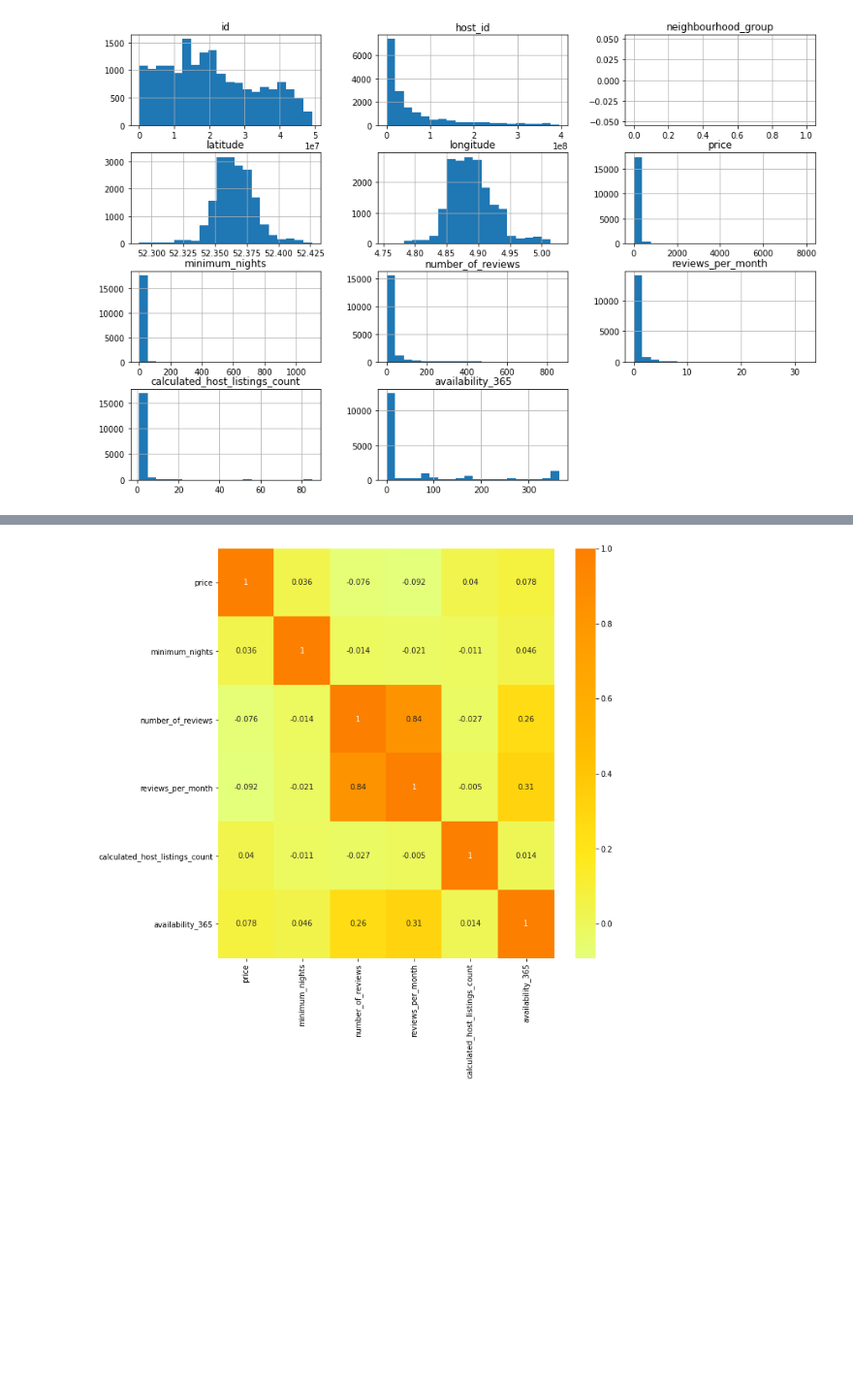
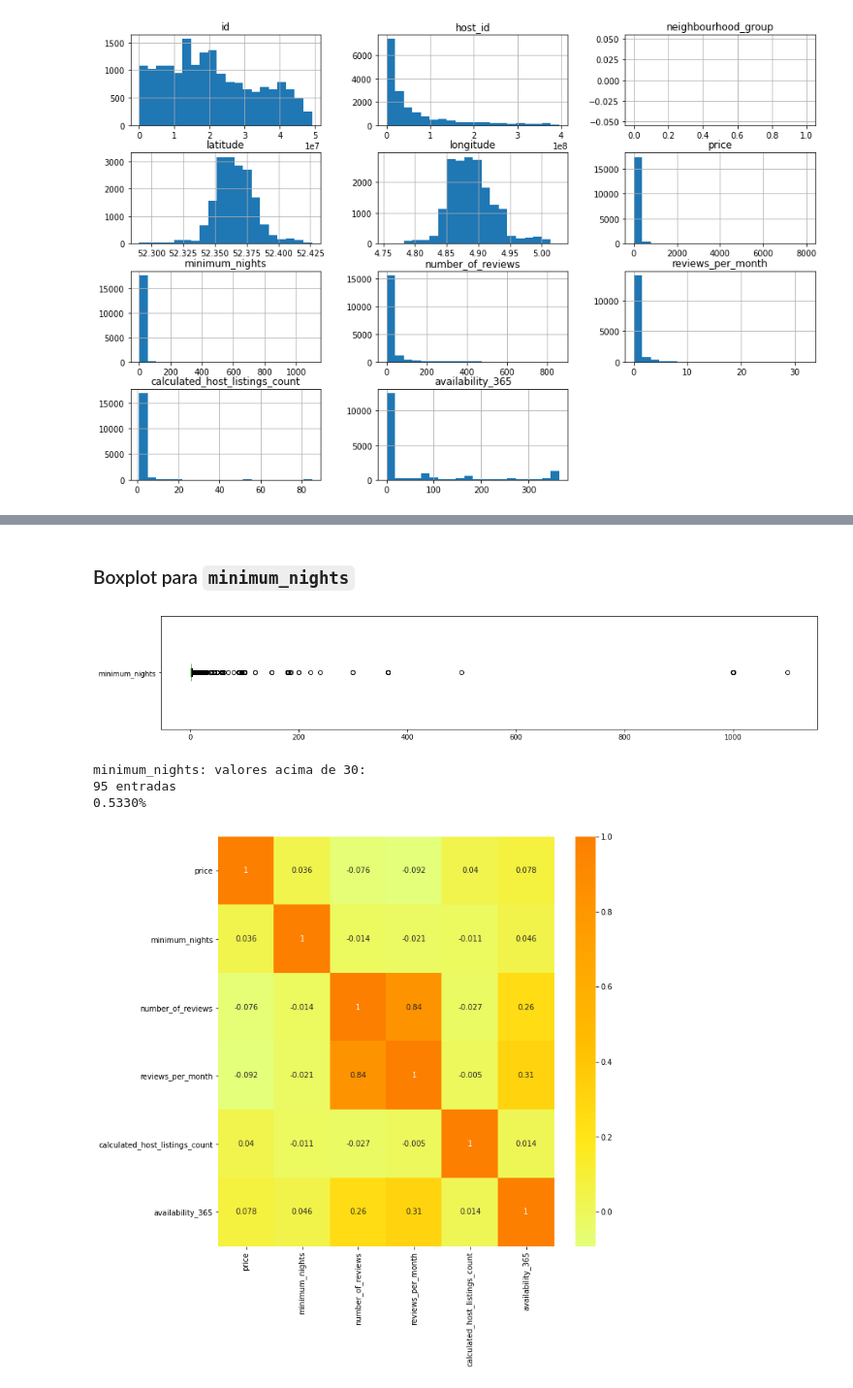
Before and after one commit to feliperromao/datascience-na-pratica, a Jupyter notebook: Análise_de_dados_Airbnb_Rio_de_Janeiro.ipynb, the cells around one changed output, grey strips where cells are left out. Shown: that part at 97% size. Drawn from its saved outputs; the diff is of its cells as text; code cells hidden in the pictures; blank space fills up the shorter version.

```diff
--- a/Análise_de_dados_Airbnb_Rio_de_Janeiro.ipynb
+++ b/Análise_de_dados_Airbnb_Rio_de_Janeiro.ipynb
@@ -73,3 +87,21 @@ normalized_df = df[["room_type", "price", "minimum_nights", "number_of_reviews",
+# %% [markdown]
+### Boxplot para `minimum_nights`
+# %%
+df.minimum_nights.plot(kind="box", vert=False, figsize=(17,3))
+plt.show()
+
+
+# Ver quantidade de valores acima de 30
+entries_minimum_nights = len(df[df.minimum_nights > 30])
+percent_minimum_nights = len(df[df.minimum_nights > 30]) / df.shape[0] * 100
+print("minimum_nights: valores acima de 30:")
+print("{} entradas".format(entries_minimum_nights))
+print("{:.4f}%".format(percent_minimum_nights))
+# %% [output]
+[figure, added]
+minimum_nights: valores acima de 30:
+95 entradas
+0.5330%
 # %%
 fig, ax = plt.subplots(figsize=(10,10))
 
```
Also changed, not shown: parts of 3 cells of this notebook.
